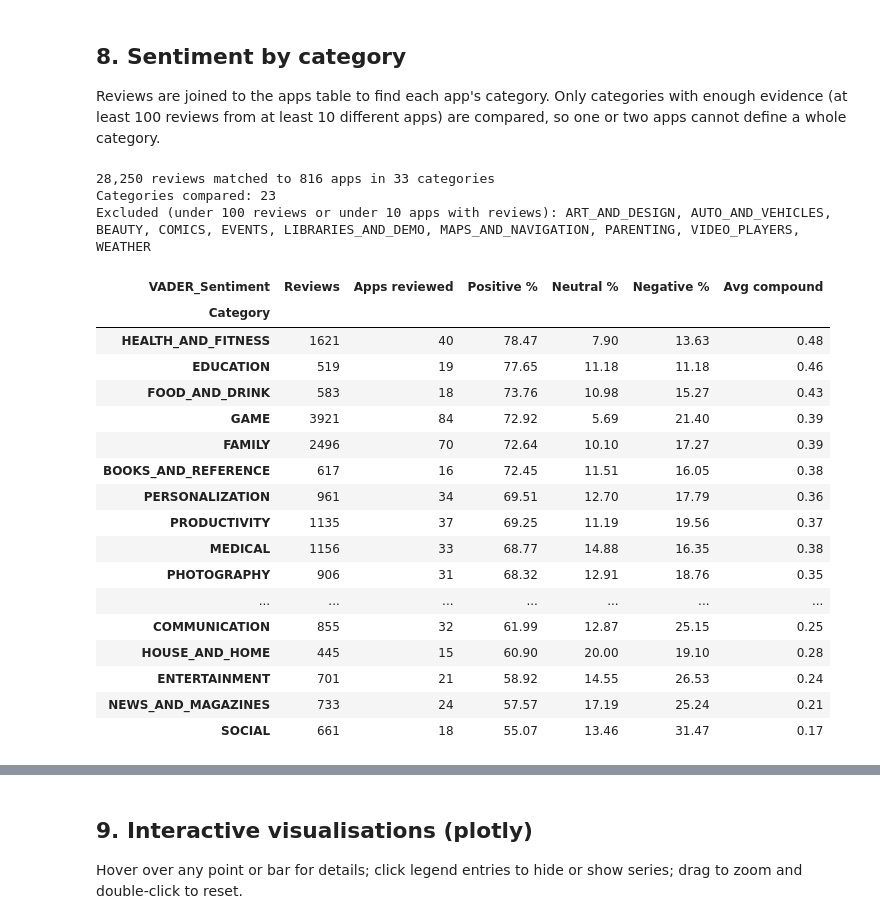
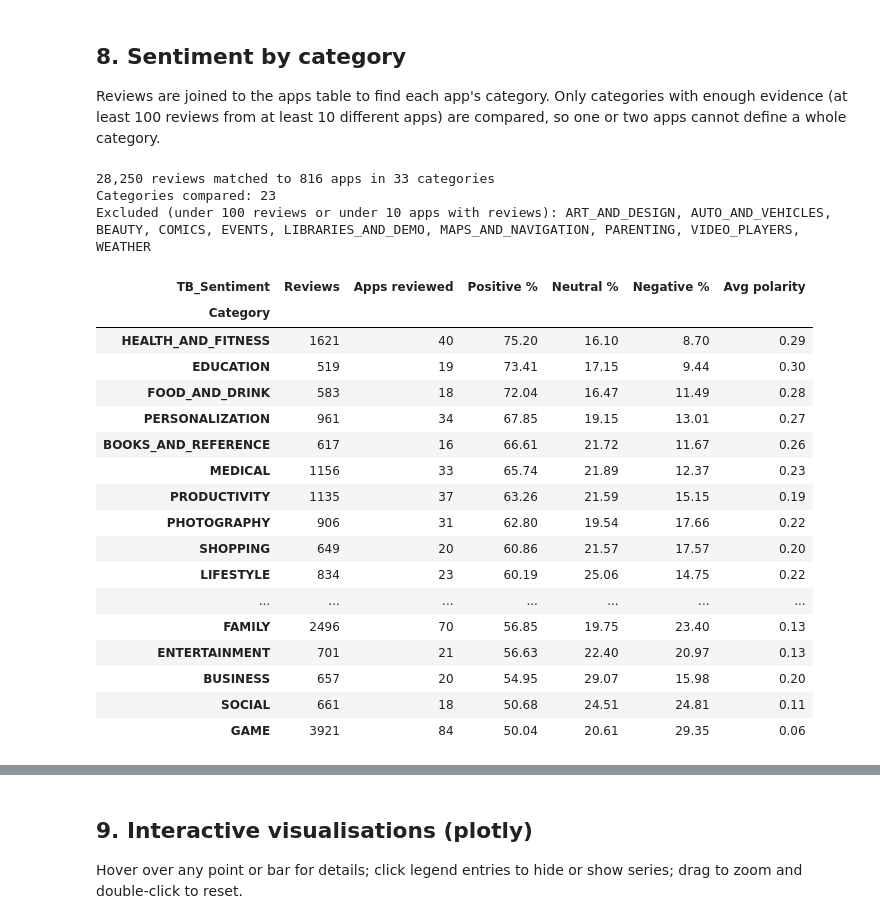
Before and after one commit to AJ59-GIT/OIBSIP, a Jupyter notebook: DataAnalytics-L2-GooglePlayStoreAnalysis/playstore_analysis.ipynb, the cells around one changed output, grey strips where cells are left out. Drawn from its saved outputs; the diff is of its cells as text; code cells hidden in the pictures.

```diff
--- a/DataAnalytics-L2-GooglePlayStoreAnalysis/playstore_analysis.ipynb
+++ b/DataAnalytics-L2-GooglePlayStoreAnalysis/playstore_analysis.ipynb
@@ -502,28 +500,27 @@ VADER scores each review from -1 (most negative) to +1 (most positive) with a `c
 # %%
-sia = SentimentIntensityAnalyzer()
-reviews["compound"] = reviews["Translated_Review"].astype(str).map(lambda t: sia.polarity_scores(t)["compound"])
+reviews["polarity"] = reviews["Translated_Review"].astype(str).map(lambda t: TextBlob(t).sentiment.polarity)
 
 def label(score):
-    if score >= 0.05:
+    if score > 0.05:
         return "Positive"
-    if score <= -0.05:
+    if score < -0.05:
         return "Negative"
     return "Neutral"
 
-reviews["VADER_Sentiment"] = reviews["compound"].map(label)
+reviews["TB_Sentiment"] = reviews["polarity"].map(label)
 
-dist = reviews["VADER_Sentiment"].value_counts()
+dist = reviews["TB_Sentiment"].value_counts()
 display((dist / dist.sum() * 100).round(1).to_frame("share %").join(dist.rename("reviews")))
 
 fig, axes = plt.subplots(1, 2, figsize=(13, 4.5))
 colors = {"Positive": "seagreen", "Neutral": "gray", "Negative": "indianred"}
 order_s = ["Positive", "Neutral", "Negative"]
-sns.countplot(data=reviews, x="VADER_Sentiment", order=order_s, palette=colors, ax=axes[0])
-axes[0].set_title("Review sentiment (VADER)")
+sns.countplot(data=reviews, x="TB_Sentiment", order=order_s, palette=colors, ax=axes[0])
+axes[0].set_title("Review sentiment (TextBlob)")
 axes[0].set_xlabel("")
-sns.histplot(reviews["compound"], bins=40, ax=axes[1], color="steelblue")
-axes[1].set_title("Distribution of VADER compound score")
-axes[1].set_xlabel("Compound score (-1 to +1)")
+sns.histplot(reviews["polarity"], bins=40, ax=axes[1], color="steelblue")
+axes[1].set_title("Distribution of TextBlob polarity score")
+axes[1].set_xlabel("Polarity (-1 to +1)")
 plt.tight_layout()
 plt.show()
 # %% [output]
@@ -556,46 +567,46 @@ Reviews are joined to the apps table to find each app's category. Only categorie
 # %%
 MIN_REVIEWS = 100   # at least this many reviews in the category
 MIN_APPS = 10       # ...from at least this many different apps, so one app cannot define a category
 
 merged = reviews.merge(apps[["App", "Category"]], on="App", how="inner")
 print(f"{len(merged):,} reviews matched to {merged['App'].nunique():,} apps in {merged['Category'].nunique()} categories")
 
-cs = (merged.groupby(["Category", "VADER_Sentiment"]).size().unstack(fill_value=0))
+cs = (merged.groupby(["Category", "TB_Sentiment"]).size().unstack(fill_value=0))
 cs["Reviews"] = cs.sum(axis=1)
 for s in order_s:
     cs[f"{s} %"] = cs[s] / cs["Reviews"] * 100
-cs["Avg compound"] = merged.groupby("Category")["compound"].mean()
+cs["Avg polarity"] = merged.groupby("Category")["polarity"].mean()
 cs["Apps reviewed"] = merged.groupby("Category")["App"].nunique()
 
 keep = (cs["Reviews"] >= MIN_REVIEWS) & (cs["Apps reviewed"] >= MIN_APPS)
 small = cs[~keep].index.tolist()
 cs = cs[keep].sort_values("Positive %", ascending=False)
 print(f"Categories compared: {len(cs)}")
 print(f"Excluded (under {MIN_REVIEWS} reviews or under {MIN_APPS} apps with reviews): {', '.join(small)}")
 
-display(cs[["Reviews", "Apps reviewed", "Positive %", "Neutral %", "Negative %", "Avg compound"]])
+display(cs[["Reviews", "Apps reviewed", "Positive %", "Neutral %", "Negative %", "Avg polarity"]])
 # %% [output]
 28,250 reviews matched to 816 apps in 33 categories
 Categories compared: 23
 Excluded (under 100 reviews or under 10 apps with reviews): ART_AND_DESIGN, AUTO_AND_VEHICLES, BEAUTY, COMICS, EVENTS, LIBRARIES_AND_DEMO, MAPS_AND_NAVIGATION, PARENTING, VIDEO_PLAYERS, WEATHER
-| VADER_Sentiment | Reviews | Apps reviewed | Positive % | Neutral % | Negative % | Avg compound |
+| TB_Sentiment | Reviews | Apps reviewed | Positive % | Neutral % | Negative % | Avg polarity |
 | Category |  |  |  |  |  |  |
-| HEALTH_AND_FITNESS | 1621 | 40 | 78.47 | 7.90 | 13.63 | 0.48 |
-| EDUCATION | 519 | 19 | 77.65 | 11.18 | 11.18 | 0.46 |
-| FOOD_AND_DRINK | 583 | 18 | 73.76 | 10.98 | 15.27 | 0.43 |
-| GAME | 3921 | 84 | 72.92 | 5.69 | 21.40 | 0.39 |
-| FAMILY | 2496 | 70 | 72.64 | 10.10 | 17.27 | 0.39 |
-| BOOKS_AND_REFERENCE | 617 | 16 | 72.45 | 11.51 | 16.05 | 0.38 |
-| PERSONALIZATION | 961 | 34 | 69.51 | 12.70 | 17.79 | 0.36 |
-| PRODUCTIVITY | 1135 | 37 | 69.25 | 11.19 | 19.56 | 0.37 |
-| MEDICAL | 1156 | 33 | 68.77 | 14.88 | 16.35 | 0.38 |
-| PHOTOGRAPHY | 906 | 31 | 68.32 | 12.91 | 18.76 | 0.35 |
+| HEALTH_AND_FITNESS | 1621 | 40 | 75.20 | 16.10 | 8.70 | 0.29 |
+| EDUCATION | 519 | 19 | 73.41 | 17.15 | 9.44 | 0.30 |
+| FOOD_AND_DRINK | 583 | 18 | 72.04 | 16.47 | 11.49 | 0.28 |
+| PERSONALIZATION | 961 | 34 | 67.85 | 19.15 | 13.01 | 0.27 |
+| BOOKS_AND_REFERENCE | 617 | 16 | 66.61 | 21.72 | 11.67 | 0.26 |
+| MEDICAL | 1156 | 33 | 65.74 | 21.89 | 12.37 | 0.23 |
+| PRODUCTIVITY | 1135 | 37 | 63.26 | 21.59 | 15.15 | 0.19 |
+| PHOTOGRAPHY | 906 | 31 | 62.80 | 19.54 | 17.66 | 0.22 |
+| SHOPPING | 649 | 20 | 60.86 | 21.57 | 17.57 | 0.20 |
+| LIFESTYLE | 834 | 23 | 60.19 | 25.06 | 14.75 | 0.22 |
 | ... | ... | ... | ... | ... | ... | ... |
-| COMMUNICATION | 855 | 32 | 61.99 | 12.87 | 25.15 | 0.25 |
-| HOUSE_AND_HOME | 445 | 15 | 60.90 | 20.00 | 19.10 | 0.28 |
-| ENTERTAINMENT | 701 | 21 | 58.92 | 14.55 | 26.53 | 0.24 |
-| NEWS_AND_MAGAZINES | 733 | 24 | 57.57 | 17.19 | 25.24 | 0.21 |
-| SOCIAL | 661 | 18 | 55.07 | 13.46 | 31.47 | 0.17 |
+| FAMILY | 2496 | 70 | 56.85 | 19.75 | 23.40 | 0.13 |
+| ENTERTAINMENT | 701 | 21 | 56.63 | 22.40 | 20.97 | 0.13 |
+| BUSINESS | 657 | 20 | 54.95 | 29.07 | 15.98 | 0.20 |
+| SOCIAL | 661 | 18 | 50.68 | 24.51 | 24.81 | 0.11 |
+| GAME | 3921 | 84 | 50.04 | 20.61 | 29.35 | 0.06 |
 # %%
 plot_df = cs[["Positive %", "Neutral %", "Negative %"]].copy()
 ax = plot_df.plot(kind="barh", stacked=True, figsize=(10, 8),
```
Also changed, not shown: parts of 13 cells of this notebook.
